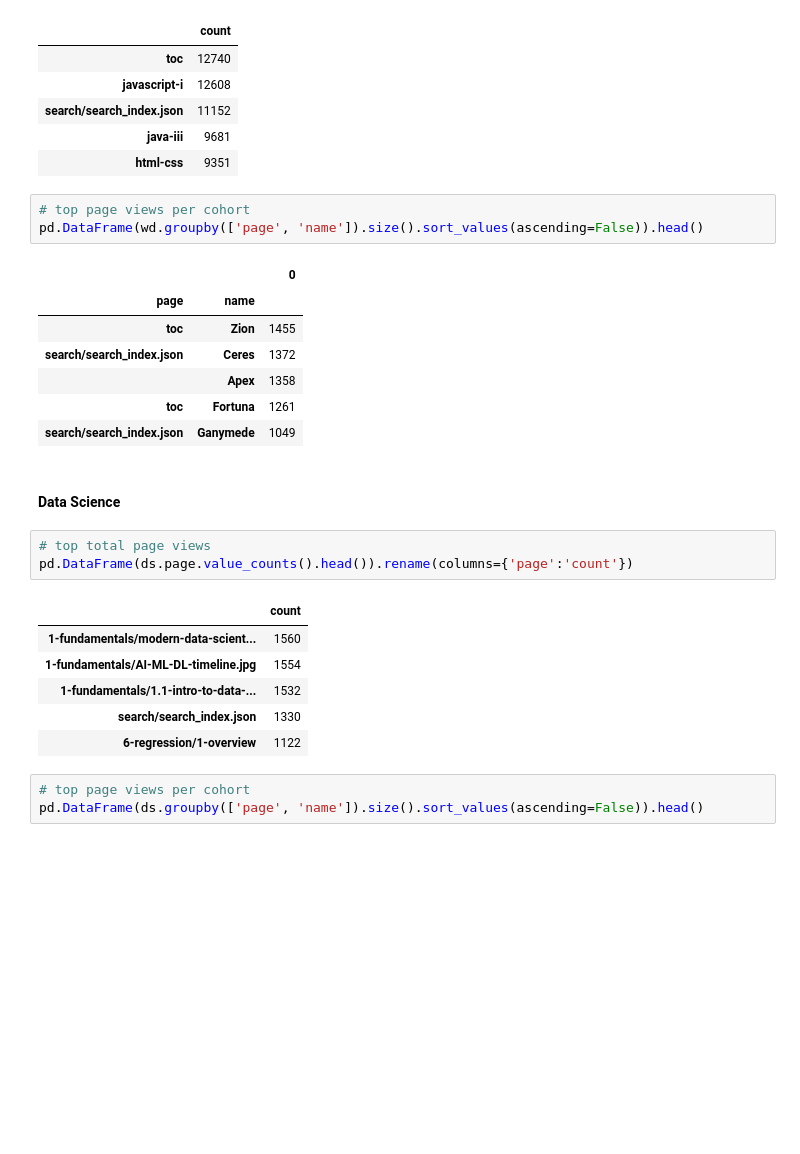
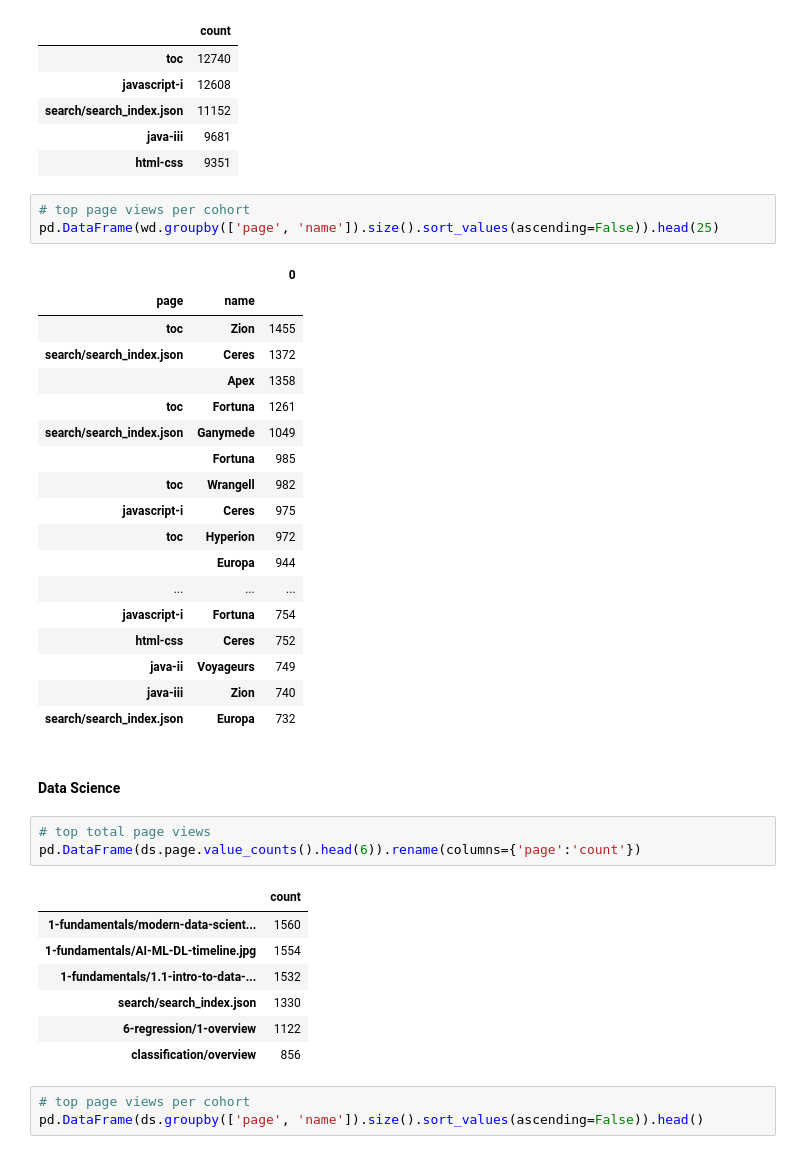
Before and after one commit to Brandon-Martinez27/anomaly_detection_project, a Jupyter notebook: curriculum_access_logs_workbook.ipynb, the cells around one changed output. Drawn from its saved outputs; the diff is of its cells as text; blank space fills up the shorter version.

```diff
--- a/curriculum_access_logs_workbook.ipynb
+++ b/curriculum_access_logs_workbook.ipynb
@@ -149,20 +149,31 @@ pd.DataFrame(wd.page.value_counts().head()).rename(columns={'page':'count'})
 | html-css | 9351 |
 # %%
 # top page views per cohort
-pd.DataFrame(wd.groupby(['page', 'name']).size().sort_values(ascending=False)).head()
+pd.DataFrame(wd.groupby(['page', 'name']).size().sort_values(ascending=False)).head(25)
 # %% [output]
 |  |  | 0 |
 | page | name |  |
 | toc | Zion | 1455 |
 | search/search_index.json | Ceres | 1372 |
 |  | Apex | 1358 |
 | toc | Fortuna | 1261 |
 | search/search_index.json | Ganymede | 1049 |
+|  | Fortuna | 985 |
+| toc | Wrangell | 982 |
+| javascript-i | Ceres | 975 |
+| toc | Hyperion | 972 |
+|  | Europa | 944 |
+| ... | ... | ... |
+| javascript-i | Fortuna | 754 |
+| html-css | Ceres | 752 |
+| java-ii | Voyageurs | 749 |
+| java-iii | Zion | 740 |
+| search/search_index.json | Europa | 732 |
 # %% [markdown]
 #### Data Science
 # %%
 # top total page views
-pd.DataFrame(ds.page.value_counts().head()).rename(columns={'page':'count'})
+pd.DataFrame(ds.page.value_counts().head(6)).rename(columns={'page':'count'})
 # %% [output]
 |  | count |
 | 1-fundamentals/modern-data-scient... | 1560 |
@@ -170,6 +181,7 @@ pd.DataFrame(ds.page.value_counts().head()).rename(columns={'page':'count'})
 | 1-fundamentals/1.1-intro-to-data-... | 1532 |
 | search/search_index.json | 1330 |
 | 6-regression/1-overview | 1122 |
+| classification/overview | 856 |
 # %%
 # top page views per cohort
 pd.DataFrame(ds.groupby(['page', 'name']).size().sort_values(ascending=False)).head()
```
Also changed, not shown: parts of 6 cells of this notebook.
